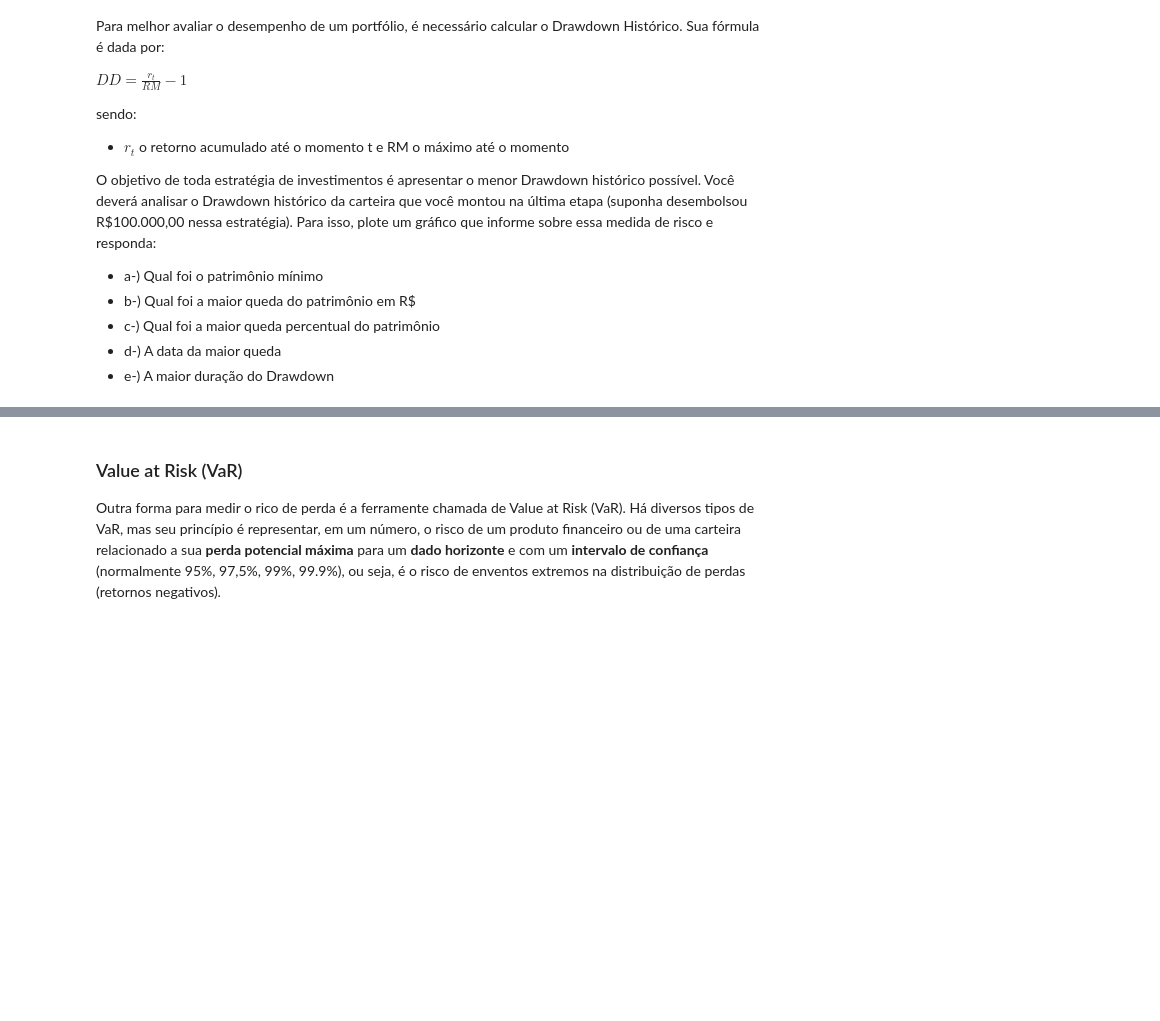
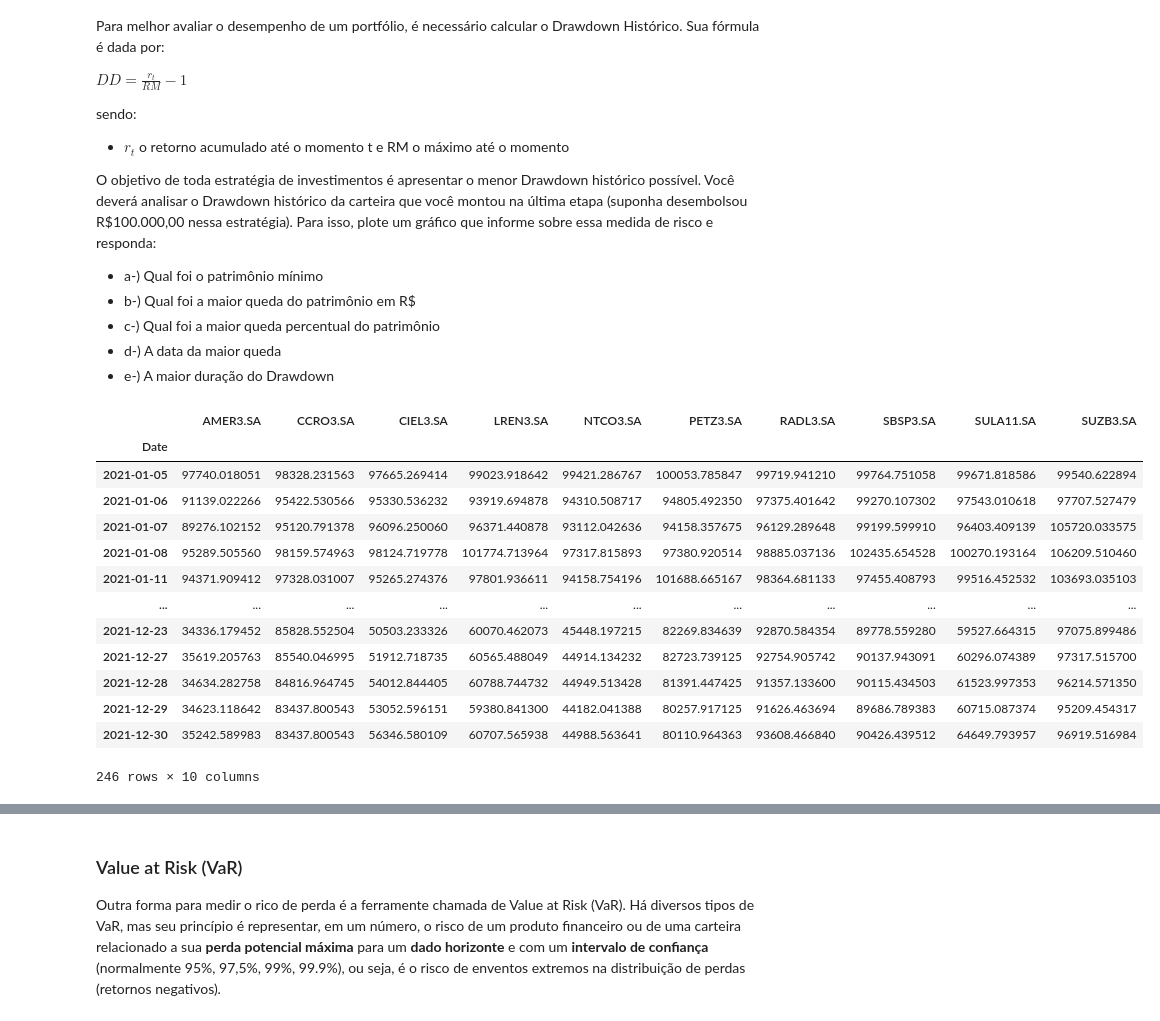
Before and after one commit to anoca-cs/FEA.DEV, a Jupyter notebook: FinQuant/FinQuant Case.ipynb, the cells around one changed output, grey strips where cells are left out. Cells and saved outputs as stored; diff of their text form; code cells hidden in the pictures; blank space fills up the shorter version.

```diff
--- a/FinQuant/FinQuant Case.ipynb
+++ b/FinQuant/FinQuant Case.ipynb
@@ -1039,3 +1039,24 @@ O objetivo de toda estratégia de investimentos é apresentar o menor Drawdown h
 * c-) Qual foi a maior queda percentual do patrimônio
 * d-) A data da maior queda
 * e-) A maior duração do Drawdown
+# %%
+# Investimento de R$ 100.000,00 em cada ação
+
+wea_idx = 100_000 * (df_log + 1).cumprod()
+
+wea_idx
+# %% [output]
+|  | AMER3.SA | CCRO3.SA | CIEL3.SA | LREN3.SA | NTCO3.SA | PETZ3.SA | RADL3.SA | SBSP3.SA | SULA11.SA | SUZB3.SA |
+| Date |  |  |  |  |  |  |  |  |  |  |
+| 2021-01-05 | 97740.018051 | 98328.231563 | 97665.269414 | 99023.918642 | 99421.286767 | 100053.785847 | 99719.941210 | 99764.751058 | 99671.818586 | 99540.622894 |
+| 2021-01-06 | 91139.022266 | 95422.530566 | 95330.536232 | 93919.694878 | 94310.508717 | 94805.492350 | 97375.401642 | 99270.107302 | 97543.010618 | 97707.527479 |
+| 2021-01-07 | 89276.102152 | 95120.791378 | 96096.250060 | 96371.440878 | 93112.042636 | 94158.357675 | 96129.289648 | 99199.599910 | 96403.409139 | 105720.033575 |
+| 2021-01-08 | 95289.505560 | 98159.574963 | 98124.719778 | 101774.713964 | 97317.815893 | 97380.920514 | 98885.037136 | 102435.654528 | 100270.193164 | 106209.510460 |
+| 2021-01-11 | 94371.909412 | 97328.031007 | 95265.274376 | 97801.936611 | 94158.754196 | 101688.665167 | 98364.681133 | 97455.408793 | 99516.452532 | 103693.035103 |
+| ... | ... | ... | ... | ... | ... | ... | ... | ... | ... | ... |
+| 2021-12-23 | 34336.179452 | 85828.552504 | 50503.233326 | 60070.462073 | 45448.197215 | 82269.834639 | 92870.584354 | 89778.559280 | 59527.664315 | 97075.899486 |
+| 2021-12-27 | 35619.205763 | 85540.046995 | 51912.718735 | 60565.488049 | 44914.134232 | 82723.739125 | 92754.905742 | 90137.943091 | 60296.074389 | 97317.515700 |
+| 2021-12-28 | 34634.282758 | 84816.964745 | 54012.844405 | 60788.744732 | 44949.513428 | 81391.447425 | 91357.133600 | 90115.434503 | 61523.997353 | 96214.571350 |
+| 2021-12-29 | 34623.118642 | 83437.800543 | 53052.596151 | 59380.841300 | 44182.041388 | 80257.917125 | 91626.463694 | 89686.789383 | 60715.087374 | 95209.454317 |
+| 2021-12-30 | 35242.589983 | 83437.800543 | 56346.580109 | 60707.565938 | 44988.563641 | 80110.964363 | 93608.466840 | 90426.439512 | 64649.793957 | 96919.516984 |
+246 rows × 10 columns
```
Also changed, not shown: parts of 13 cells of this notebook.
